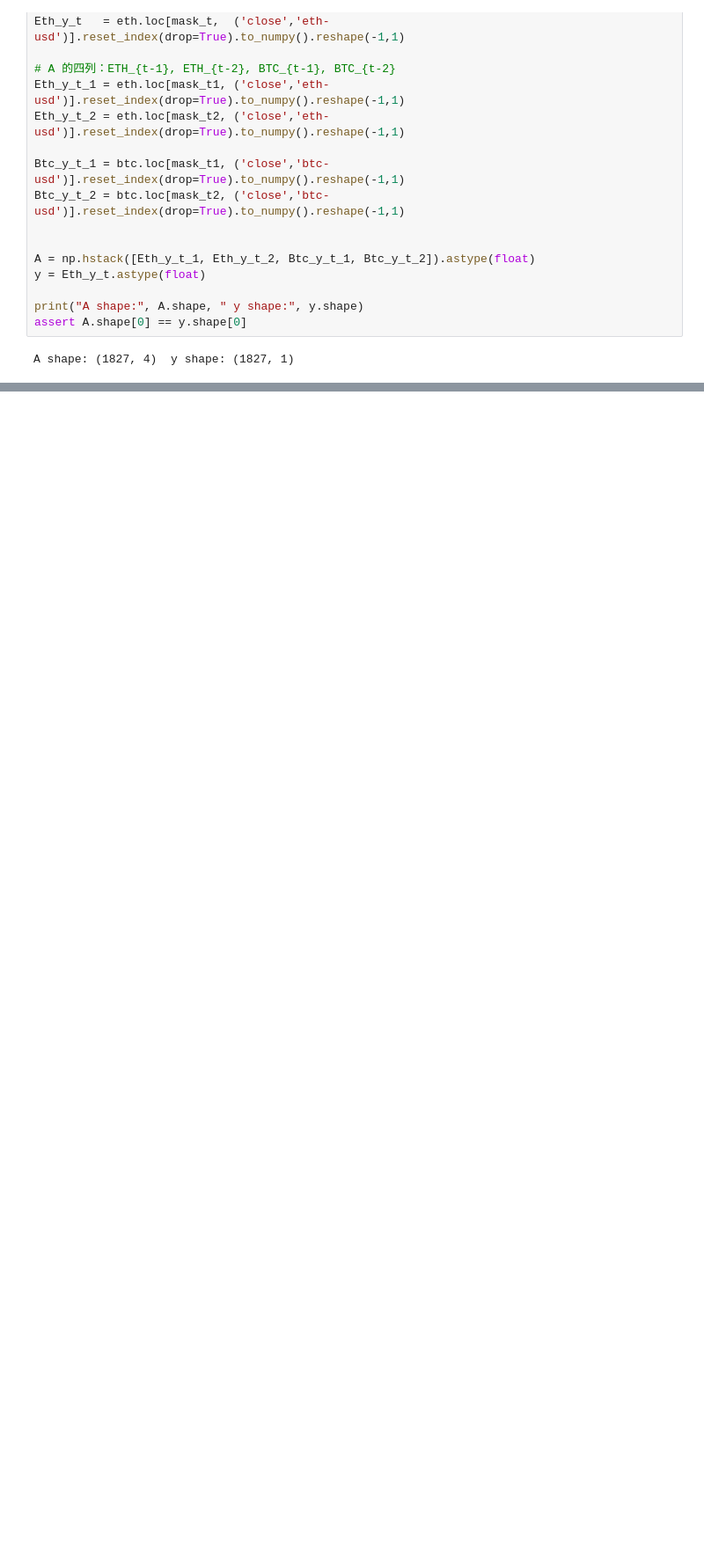
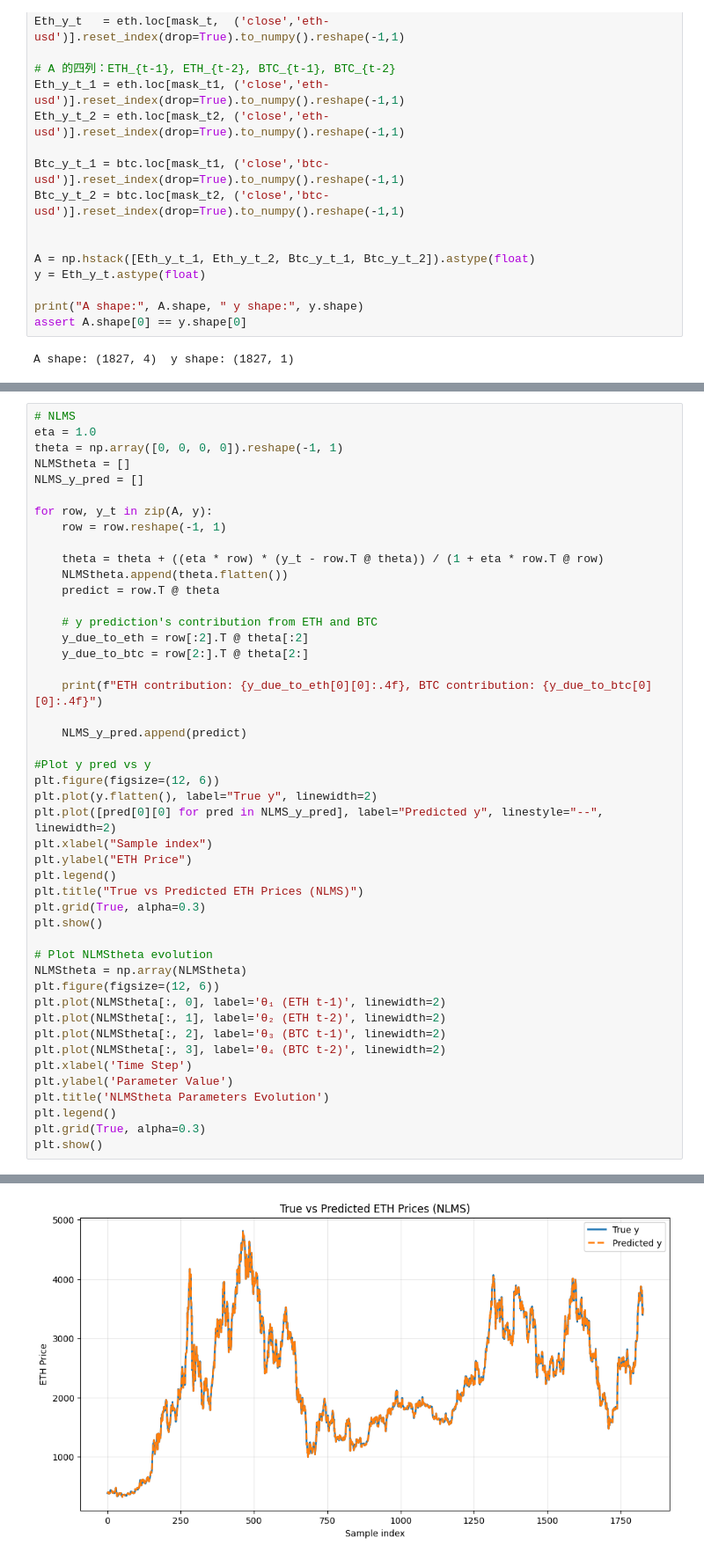
Before and after one commit to mchen920329/Paper, a Jupyter notebook: Paper_Data.ipynb, the cells around one changed output, grey strips where cells are left out. Shown at 88% size. Saved outputs shown, nothing was run; the diff lists cells and outputs as text; blank space fills up the shorter version.

```diff
--- a/Paper_Data.ipynb
+++ b/Paper_Data.ipynb
@@ -208,0 +232,47 @@ BTC t-2: Range = 0.184576
+# %%
+# NLMS
+eta = 1.0
+theta = np.array([0, 0, 0, 0]).reshape(-1, 1)
+NLMStheta = []
+NLMS_y_pred = []
+
+for row, y_t in zip(A, y):
+    row = row.reshape(-1, 1)
+
+    theta = theta + ((eta * row) * (y_t - row.T @ theta)) / (1 + eta * row.T @ row)
+    NLMStheta.append(theta.flatten())
+    predict = row.T @ theta
+
+    # y prediction's contribution from ETH and BTC
+    y_due_to_eth = row[:2].T @ theta[:2]
+    y_due_to_btc = row[2:].T @ theta[2:]
+
+    print(f"ETH contribution: {y_due_to_eth[0][0]:.4f}, BTC contribution: {y_due_to_btc[0][0]:.4f}")
+
+    NLMS_y_pred.append(predict)
+
+#Plot y pred vs y
+plt.figure(figsize=(12, 6))
+plt.plot(y.flatten(), label="True y", linewidth=2)
+plt.plot([pred[0][0] for pred in NLMS_y_pred], label="Predicted y", linestyle="--", linewidth=2)
+plt.xlabel("Sample index")
+plt.ylabel("ETH Price")
+plt.legend()
+plt.title("True vs Predicted ETH Prices (NLMS)")
+plt.grid(True, alpha=0.3)
+plt.show()
+
+# Plot NLMStheta evolution
+NLMStheta = np.array(NLMStheta)
+plt.figure(figsize=(12, 6))
+plt.plot(NLMStheta[:, 0], label='θ₁ (ETH t-1)', linewidth=2)
+plt.plot(NLMStheta[:, 1], label='θ₂ (ETH t-2)', linewidth=2)
+plt.plot(NLMStheta[:, 2], label='θ₃ (BTC t-1)', linewidth=2)
+plt.plot(NLMStheta[:, 3], label='θ₄ (BTC t-2)', linewidth=2)
+plt.xlabel('Time Step')
+plt.ylabel('Parameter Value')
+plt.title('NLMStheta Parameters Evolution')
+plt.legend()
+plt.grid(True, alpha=0.3)
+plt.show()
+# %% [output]
@@ -208,0 +296 @@ BTC t-2: Range = 0.184576
+[figure, added]
```
Also changed, not shown: parts of 5 cells of this notebook, 3 other files.
